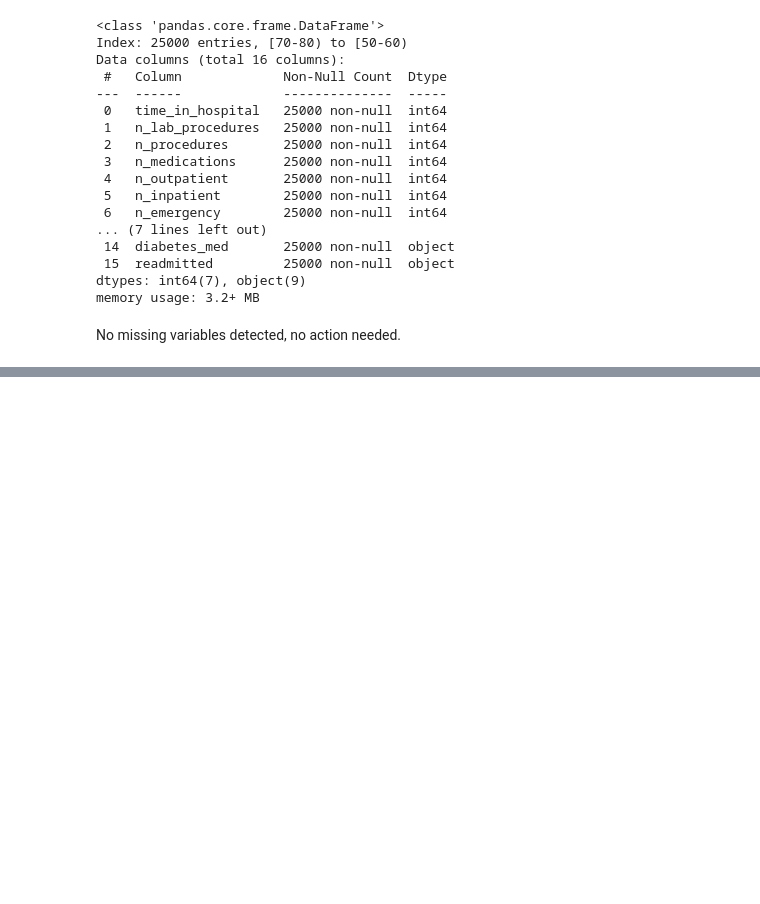
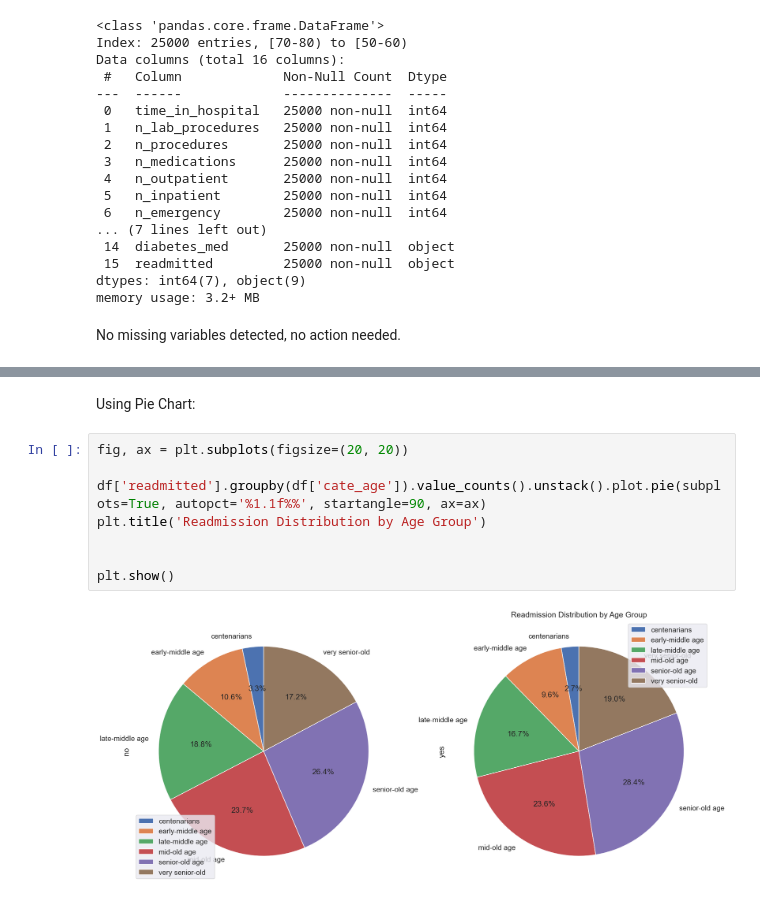
Before and after one commit to el-tortugo/hospital-readmissions-project, a Jupyter notebook: hrea-exploration.ipynb, the cells around one changed output, grey strips where cells are left out. Drawn from its saved outputs; the diff is of its cells as text; blank space fills up the shorter version.

```diff
--- a/hrea-exploration.ipynb
+++ b/hrea-exploration.ipynb
@@ -164,0 +324,12 @@ df.drop_duplicates(inplace=True)
+# %% [markdown]
+Using Pie Chart:
+# %%
+fig, ax = plt.subplots(figsize=(20, 20))
+
+df['readmitted'].groupby(df['cate_age']).value_counts().unstack().plot.pie(subplots=True, autopct='%1.1f%%', startangle=90, ax=ax)
+plt.title('Readmission Distribution by Age Group')
+
+
+plt.show()
+# %% [output]
+[figure, added]
```
Also changed, not shown: parts of 37 cells of this notebook.
